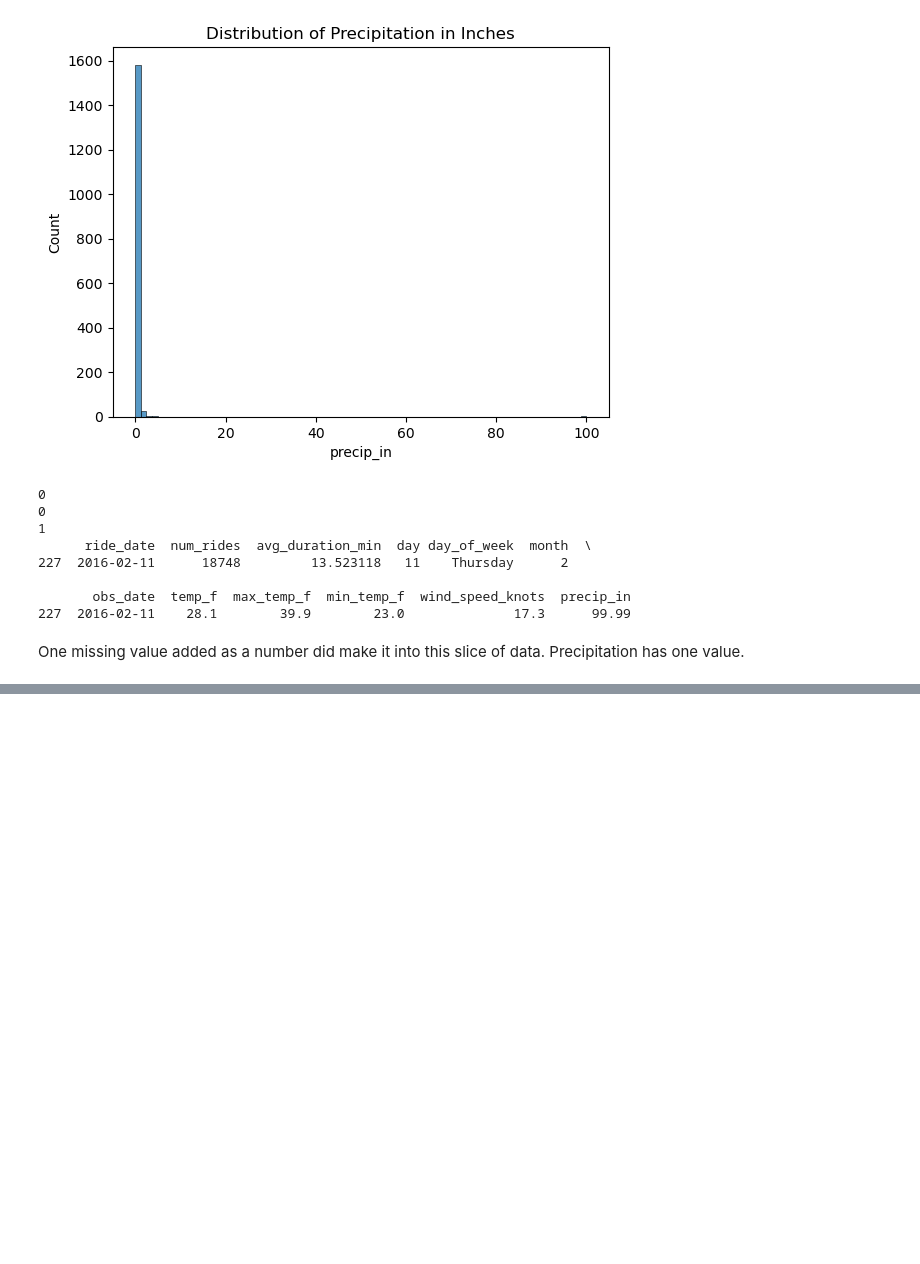
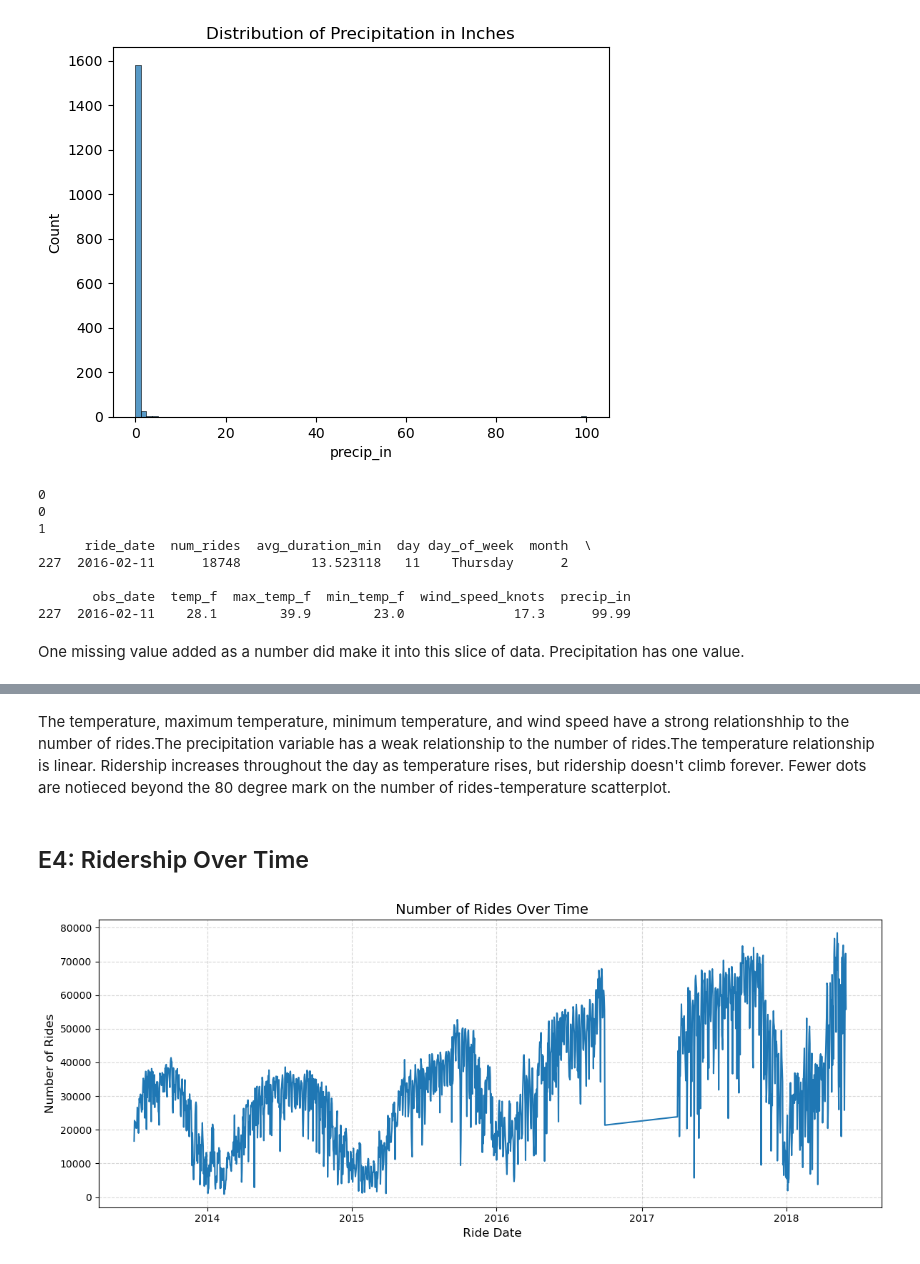
Before and after one commit to oluochl/-citibike-ridership-model-, a Jupyter notebook: Code/eda.ipynb, the cells around one changed output, grey strips where cells are left out. Cells and saved outputs as stored; diff of their text form; code cells hidden in the pictures; blank space fills up the shorter version.

Commit message:
Ridership over time

```diff
--- a/Code/eda.ipynb
+++ b/Code/eda.ipynb
@@ -141,0 +151,20 @@ print(rows_with_missing_precip)
+# %% [markdown]
+The temperature, maximum temperature, minimum temperature, and wind speed have a strong relationshhip to the number of rides.The precipitation variable has a weak relationship to the number of rides.The temperature relationship is linear. Ridership increases throughout the day as temperature rises, but ridership doesn't climb forever. Fewer dots are notieced  beyond the 80 degree mark on the number of rides-temperature scatterplot.
+# %% [markdown]
+## E4: Ridership Over Time
+# %%
+data['ride_date'] = pd.to_datetime(data['ride_date'])
+data = data.sort_values('ride_date')
+
+# Plot num_rides over time
+plt.figure(figsize=(12, 5))
+sns.lineplot(data=data, x='ride_date', y='num_rides', linewidth=1.5)
+
+plt.title(' Number of Rides Over Time', fontsize=14, pad=6)
+plt.xlabel(' Ride Date', fontsize=12)
+plt.ylabel('Number of Rides', fontsize=12)
+plt.grid(True, linestyle='--', alpha=0.5)
+plt.tight_layout()
+plt.show()
+# %% [output]
+[figure, added]
```
Also changed, not shown: parts of 5 cells of this notebook.
